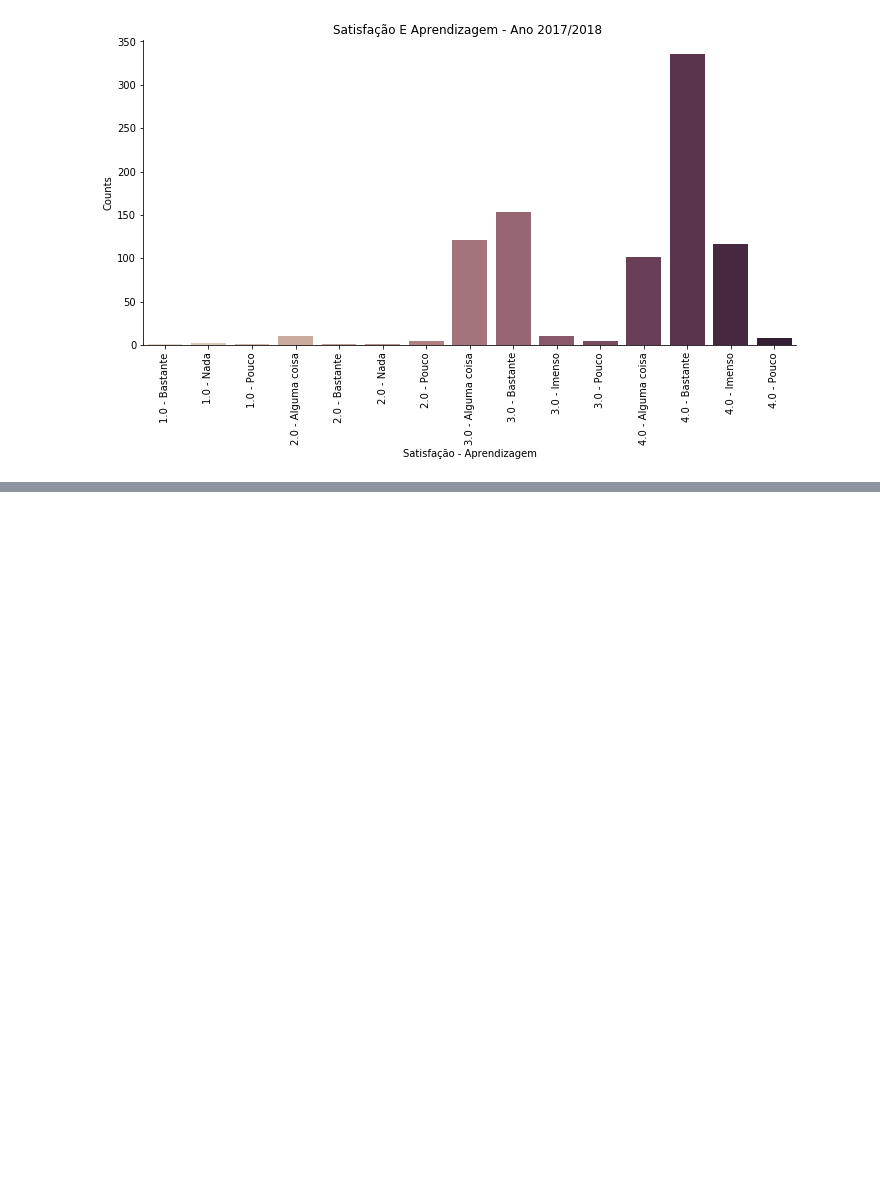
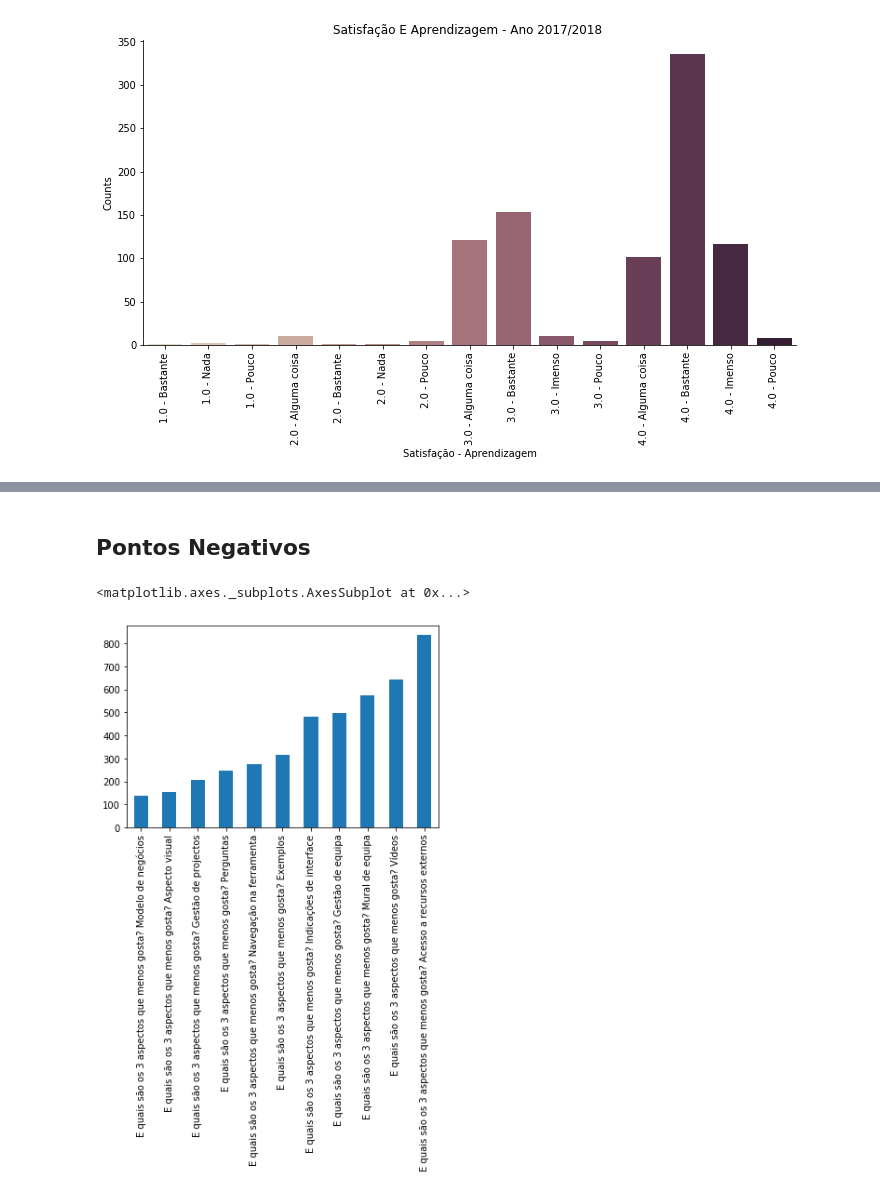
Before and after one commit to DSWorkPortugal/MscThesisFernando, a Jupyter notebook: DataAnalysis.ipynb, the cells around one changed output, grey strips where cells are left out. Saved outputs shown, nothing was run; the diff lists cells and outputs as text; code cells hidden in the pictures; blank space fills up the shorter version.

```diff
--- a/DataAnalysis.ipynb
+++ b/DataAnalysis.ipynb
@@ -367,0 +489,18 @@ sva_ax4.set_xticklabels(rotation=90)
+# %% [markdown]
+## Pontos Negativos  <a name="negativos"></a>
+# %%
+Ano20132014Negativos = Ano20132014[['E quais são os 3 aspectos que menos gosta? Aspecto visual','E quais são os 3 aspectos que menos gosta? Navegação na ferramenta', 'E quais são os 3 aspectos que menos gosta? Perguntas', 'E quais são os 3 aspectos que menos gosta? Exemplos', 'E quais são os 3 aspectos que menos gosta? Vídeos', 'E quais são os 3 aspectos que menos gosta? Modelo de negócios', 'E quais são os 3 aspectos que menos gosta? Indicações de interface', 'E quais são os 3 aspectos que menos gosta? Mural de equipa', 'E quais são os 3 aspectos que menos gosta? Gestão de equipa', 'E quais são os 3 aspectos que menos gosta? Gestão de projectos', 'E quais são os 3 aspectos que menos gosta? Acesso a recursos externos']]
+
+sumAno20132014Negativos= pd.DataFrame(Ano20132014Negativos.sum(axis = 0, skipna = True))
+
+sumAno20132014Negativos['labels'] = sumAno20132014Negativos.index
+sumAno20132014Negativos['counts'] = sumAno20132014Negativos[0]
+sumAno20132014Negativos.drop(columns=[0])
+
+
+
+sumAno20132014Negativos.sort_values('counts', inplace=True)
+sumAno20132014Negativos.plot(y='counts', kind='bar', legend=False)
+# %% [output]
+<matplotlib.axes._subplots.AxesSubplot at 0x...>
+[figure, added]
```
Also changed, not shown: parts of 6 cells of this notebook.
